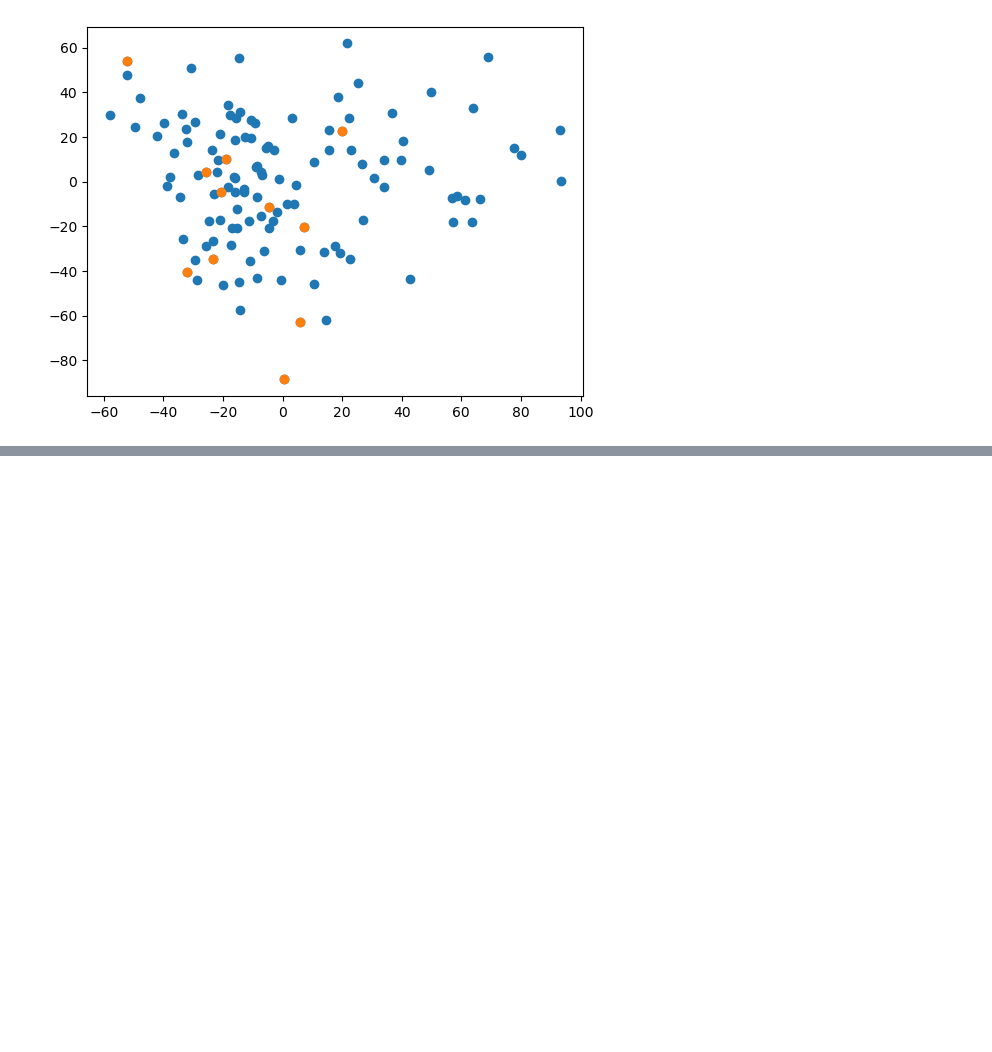
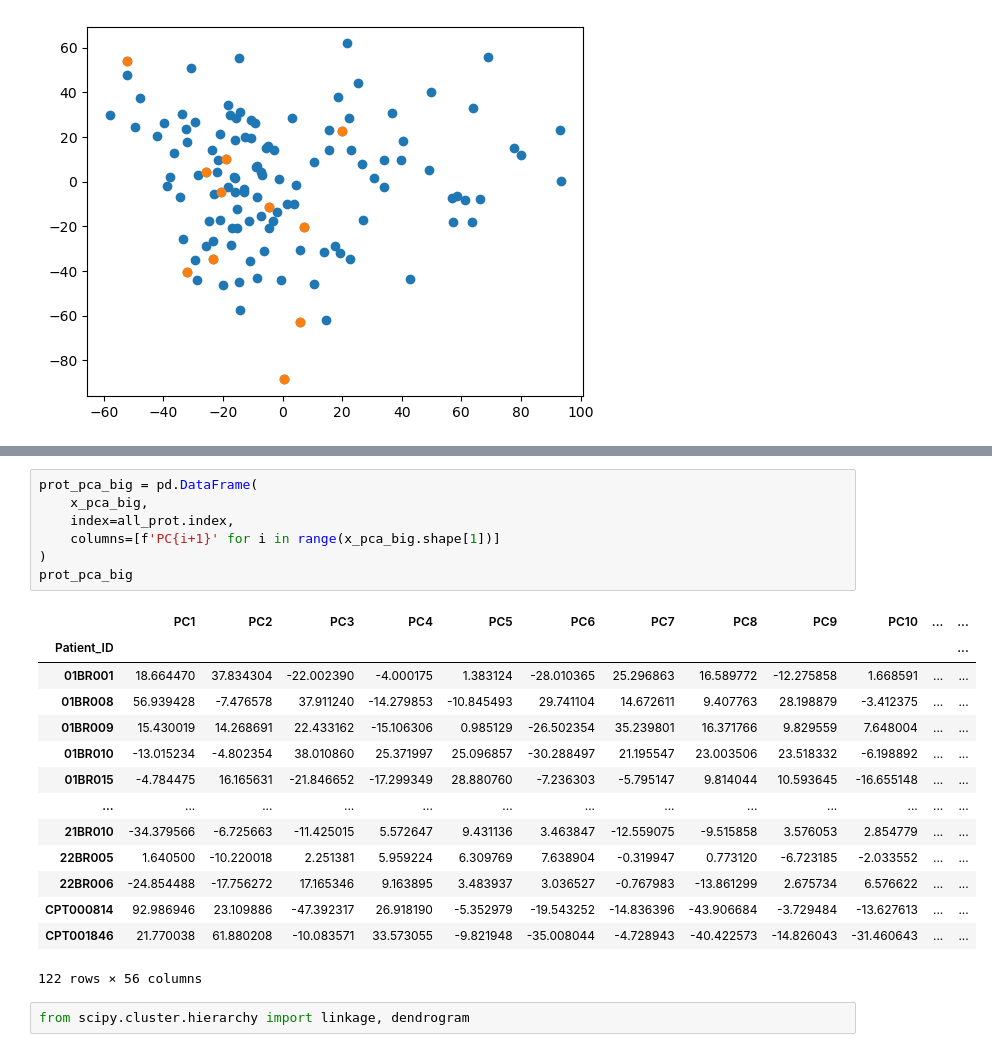
Before and after one commit to abbymuir47/bio362_finalproject, a Jupyter notebook: pca.ipynb, the cells around one changed output, grey strips where cells are left out. Saved outputs shown, nothing was run; the diff lists cells and outputs as text; blank space fills up the shorter version.

```diff
--- a/pca.ipynb
+++ b/pca.ipynb
@@ -162,0 +174,24 @@ There it is! Our patients without driver mutations or significant copy number va
+# %%
+prot_pca_big = pd.DataFrame(
+    x_pca_big,
+    index=all_prot.index,
+    columns=[f'PC{i+1}' for i in range(x_pca_big.shape[1])]
+)
+prot_pca_big
+# %% [output]
+|  | PC1 | PC2 | PC3 | PC4 | PC5 | PC6 | PC7 | PC8 | PC9 | PC10 | ... | ... |
+| Patient_ID |  |  |  |  |  |  |  |  |  |  |  | ... |
+| 01BR001 | 18.664470 | 37.834304 | -22.002390 | -4.000175 | 1.383124 | -28.010365 | 25.296863 | 16.589772 | -12.275858 | 1.668591 | ... | ... |
+| 01BR008 | 56.939428 | -7.476578 | 37.911240 | -14.279853 | -10.845493 | 29.741104 | 14.672611 | 9.407763 | 28.198879 | -3.412375 | ... | ... |
+| 01BR009 | 15.430019 | 14.268691 | 22.433162 | -15.106306 | 0.985129 | -26.502354 | 35.239801 | 16.371766 | 9.829559 | 7.648004 | ... | ... |
+| 01BR010 | -13.015234 | -4.802354 | 38.010860 | 25.371997 | 25.096857 | -30.288497 | 21.195547 | 23.003506 | 23.518332 | -6.198892 | ... | ... |
+| 01BR015 | -4.784475 | 16.165631 | -21.846652 | -17.299349 | 28.880760 | -7.236303 | -5.795147 | 9.814044 | 10.593645 | -16.655148 | ... | ... |
+| ... | ... | ... | ... | ... | ... | ... | ... | ... | ... | ... | ... | ... |
+| 21BR010 | -34.379566 | -6.725663 | -11.425015 | 5.572647 | 9.431136 | 3.463847 | -12.559075 | -9.515858 | 3.576053 | 2.854779 | ... | ... |
+| 22BR005 | 1.640500 | -10.220018 | 2.251381 | 5.959224 | 6.309769 | 7.638904 | -0.319947 | 0.773120 | -6.723185 | -2.033552 | ... | ... |
+| 22BR006 | -24.854488 | -17.756272 | 17.165346 | 9.163895 | 3.483937 | 3.036527 | -0.767983 | -13.861299 | 2.675734 | 6.576622 | ... | ... |
+| CPT000814 | 92.986946 | 23.109886 | -47.392317 | 26.918190 | -5.352979 | -19.543252 | -14.836396 | -43.906684 | -3.729484 | -13.627613 | ... | ... |
+| CPT001846 | 21.770038 | 61.880208 | -10.083571 | 33.573055 | -9.821948 | -35.008044 | -4.728943 | -40.422573 | -14.826043 | -31.460643 | ... | ... |
+122 rows × 56 columns
+# %%
+from scipy.cluster.hierarchy import linkage, dendrogram
```
Also changed, not shown: parts of 6 cells of this notebook.
